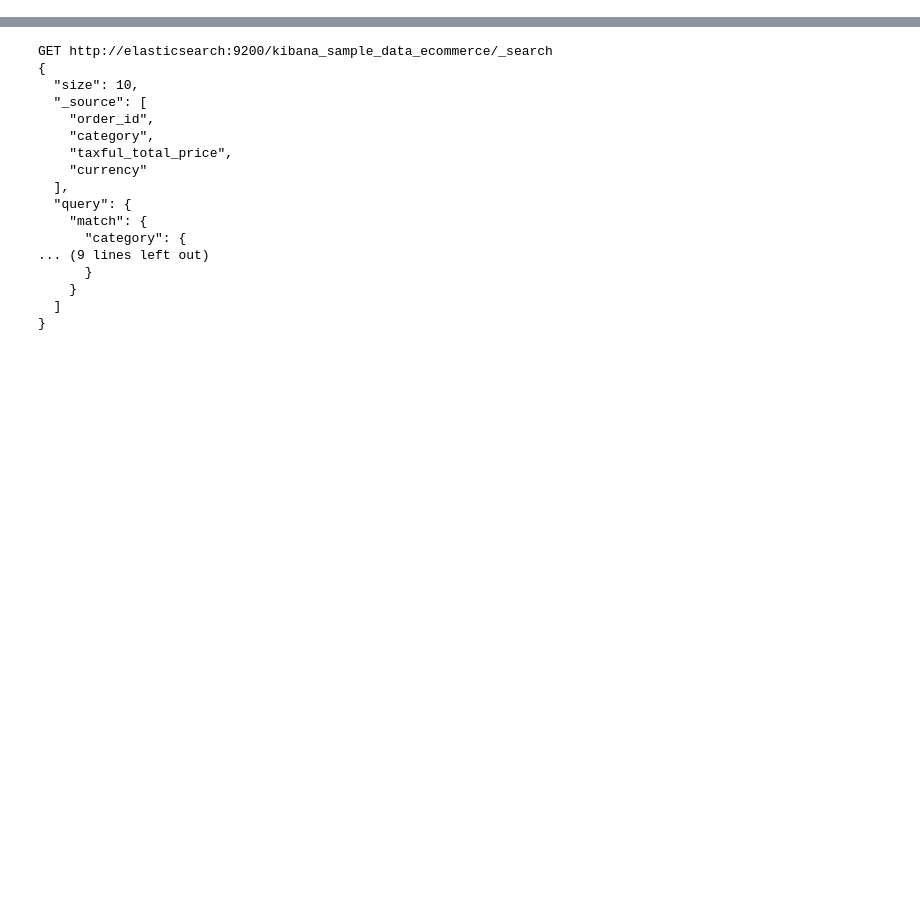
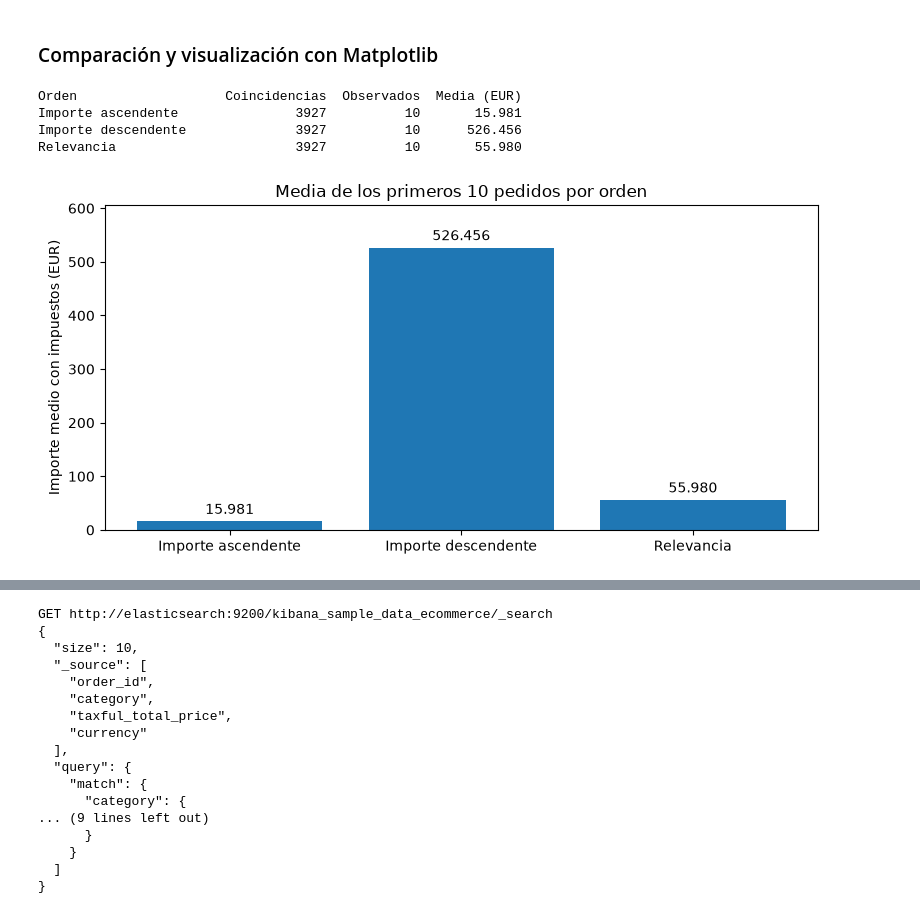
Before and after one commit to SrLambda/Elastisearch-demo-EGDM, a Jupyter notebook: jupyter/notebooks/01_busqueda_ordenamiento.ipynb, the cells around one changed output, grey strips where cells are left out. Drawn from its saved outputs; the diff is of its cells as text; code cells hidden in the pictures; blank space fills up the shorter version.

```diff
--- a/jupyter/notebooks/01_busqueda_ordenamiento.ipynb
+++ b/jupyter/notebooks/01_busqueda_ordenamiento.ipynb
@@ -22,10 +24,11 @@ import matplotlib.pyplot as plt
 
 url_elasticsearch = "http://elasticsearch:9200"
 indice = "kibana_sample_data_ecommerce"
+ruta_busqueda = f"{indice}/_search"
 
 
-def buscar_pedidos(cuerpo_busqueda):
-    url_busqueda = f"{url_elasticsearch.rstrip('/')}/{indice}/_search"
+def ejecutar_busqueda(cuerpo_busqueda, ruta, *, parse_float=float):
+    url_busqueda = f"{url_elasticsearch.rstrip('/')}/{ruta}"
     json_busqueda = json.dumps(cuerpo_busqueda, ensure_ascii=False, indent=2)
     print(f"GET {url_busqueda}")
     print(json_busqueda)
@@ -36,9 +39,14 @@ def buscar_pedidos(cuerpo_busqueda):
         headers={"Content-Type": "application/json"},
         method="GET",
     )
+    with urlopen(solicitud, timeout=10) as respuesta:
+        return json.load(respuesta, parse_float=parse_float)
+
+
+def buscar_pedidos(cuerpo_busqueda):
     try:
-        with urlopen(solicitud, timeout=10) as respuesta:
-            pedidos = [hit["_source"] for hit in json.load(respuesta)["hits"]["hits"]]
+        datos = ejecutar_busqueda(cuerpo_busqueda, ruta_busqueda)
+        pedidos = [hit["_source"] for hit in datos["hits"]["hits"]]
     except HTTPError as error:
         if error.code == 404:
             print(f"No se encontró el índice {indice}. Comprueba que los datos de ejemplo estén disponibles.")
@@ -57,0 +153,3 @@ def buscar_pedidos(cuerpo_busqueda):
+# %%
+medicion_1 = None
+medicion_1 = ejecutar_medicion("Importe ascendente", "taxful_total_price", "asc")
@@ -57,0 +192,3 @@ def buscar_pedidos(cuerpo_busqueda):
+# %%
+medicion_2 = None
+medicion_2 = ejecutar_medicion("Importe descendente", "taxful_total_price", "desc")
@@ -57,0 +231,3 @@ def buscar_pedidos(cuerpo_busqueda):
+# %%
+medicion_3 = None
+medicion_3 = ejecutar_medicion("Relevancia", "_score", "desc")
@@ -57,0 +252,25 @@ def buscar_pedidos(cuerpo_busqueda):
+# %% [markdown]
+### Comparación y visualización con Matplotlib
+# %%
+mediciones = [medicion for medicion in (medicion_1, medicion_2, medicion_3) if medicion is not None]
+
+if len(mediciones) != 3 or len({fila[1] for fila in mediciones}) != 1:
+    print("Comparación no disponible: se requieren tres mediciones válidas con el mismo total.")
+else:
+    print(f"{'Orden':<22} {'Coincidencias':>14} {'Observados':>11} {'Media (EUR)':>12}")
+    for etiqueta, total, observados, media in mediciones:
+        print(f"{etiqueta:<22} {total:>14} {observados:>11} {media:>12.3f}")
+
+    fig, ax = plt.subplots(figsize=(8, 4))
+    barras = ax.bar([fila[0] for fila in mediciones], [float(fila[3]) for fila in mediciones])
+    ax.bar_label(barras, labels=[f"{fila[3]:.3f}" for fila in mediciones], padding=3)
+    ax.margins(y=0.15)
+    ax.set(ylabel="Importe medio con impuestos (EUR)", title="Media de los primeros 10 pedidos por orden")
+    fig.tight_layout()
+    plt.show()
+# %% [output]
+Orden                   Coincidencias  Observados  Media (EUR)
+Importe ascendente               3927          10       15.981
+Importe descendente              3927          10      526.456
+Relevancia                       3927          10       55.980
+[figure, added]
```
Also changed, not shown: parts of 24 cells of this notebook, 2 other files.
